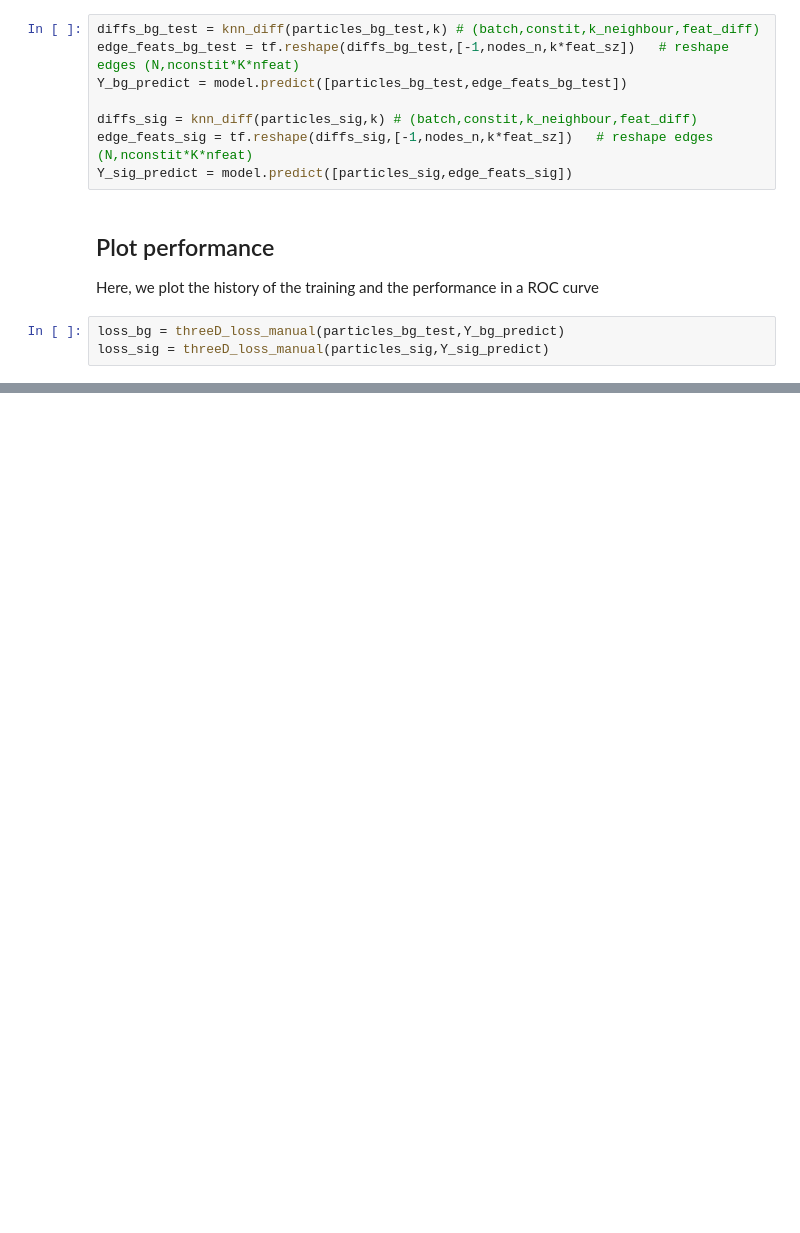
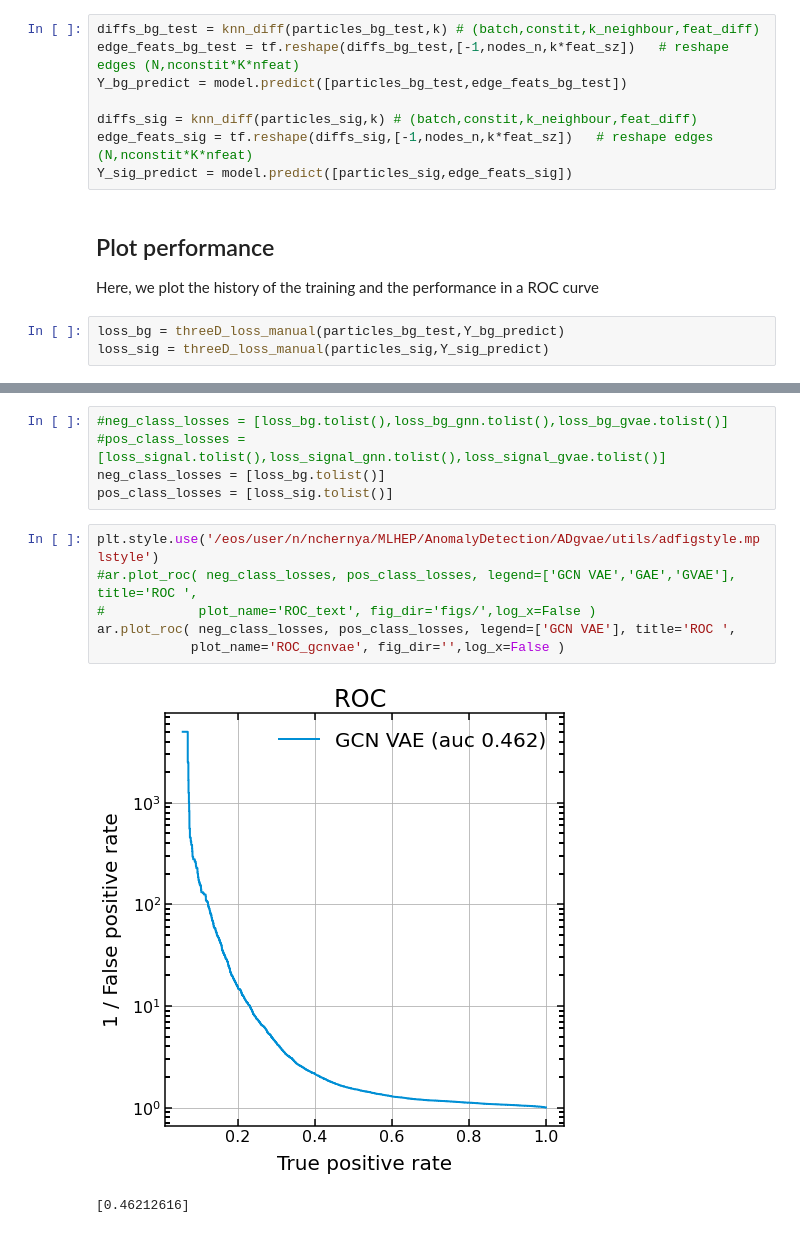
Before and after one commit to nadya-chernyavskaya/ADgvae, a Jupyter notebook: notebooks/EdgeGraphConvAE_offline.ipynb, the cells around one changed output, grey strips where cells are left out. Saved outputs shown, nothing was run; the diff lists cells and outputs as text; blank space fills up the shorter version.

```diff
--- a/notebooks/EdgeGraphConvAE_offline.ipynb
+++ b/notebooks/EdgeGraphConvAE_offline.ipynb
@@ -400,0 +410,14 @@ for i in range(0,len(feats)):
+# %%
+#neg_class_losses = [loss_bg.tolist(),loss_bg_gnn.tolist(),loss_bg_gvae.tolist()]
+#pos_class_losses = [loss_signal.tolist(),loss_signal_gnn.tolist(),loss_signal_gvae.tolist()]
+neg_class_losses = [loss_bg.tolist()]
+pos_class_losses = [loss_sig.tolist()]
+# %%
+plt.style.use('/eos/user/n/nchernya/MLHEP/AnomalyDetection/ADgvae/utils/adfigstyle.mplstyle')
+#ar.plot_roc( neg_class_losses, pos_class_losses, legend=['GCN VAE','GAE','GVAE'], title='ROC ',
+#            plot_name='ROC_text', fig_dir='figs/',log_x=False )
+ar.plot_roc( neg_class_losses, pos_class_losses, legend=['GCN VAE'], title='ROC ',
+            plot_name='ROC_gcnvae', fig_dir='',log_x=False )
+# %% [output]
+[figure, added]
+[0.46212616]
```
Also changed, not shown: parts of 9 cells of this notebook, 1 other file.
